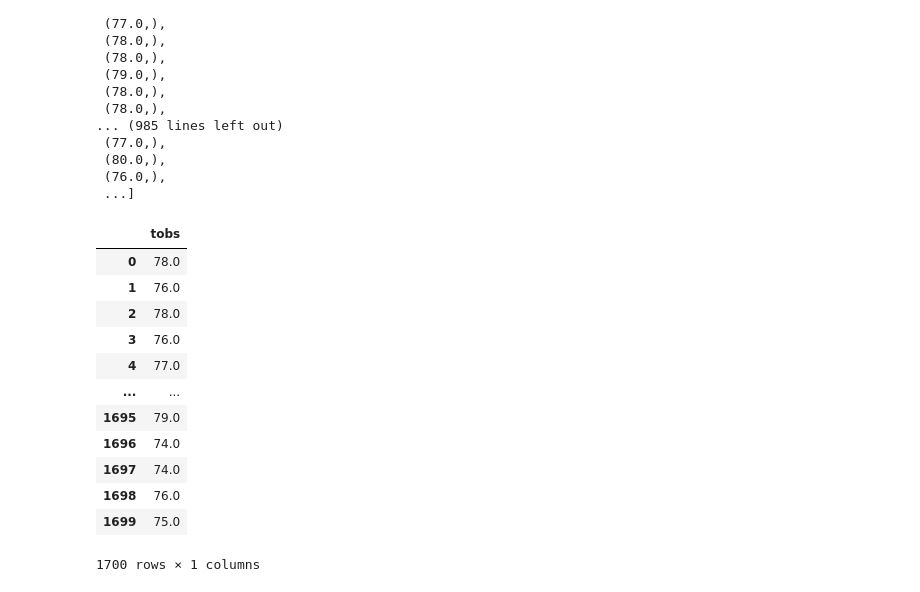
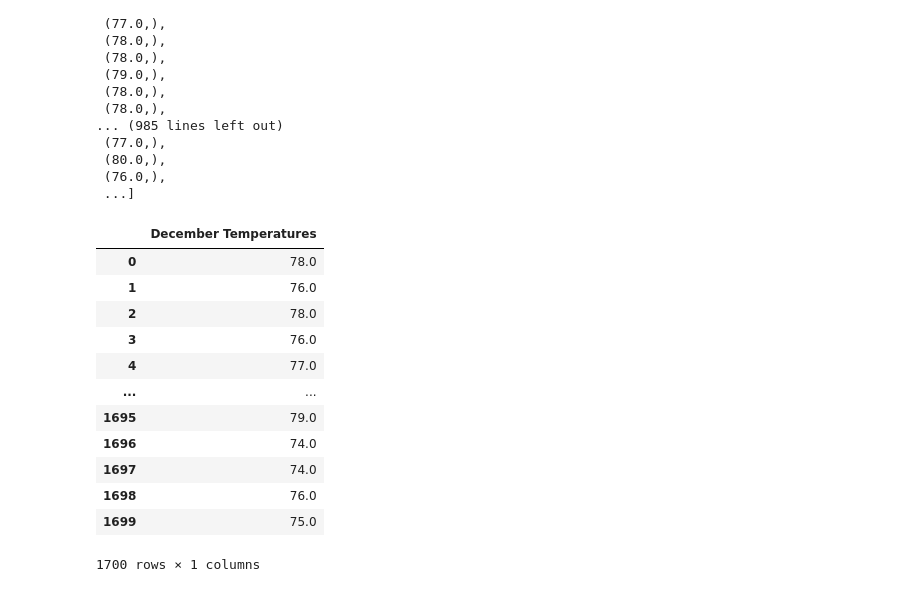
Before and after one commit to curt0230/surfs_up, a Jupyter notebook: SurfsUp_Challenge.ipynb, the cells around one changed output. Drawn from its saved outputs; the diff is of its cells as text; code cells hidden in the pictures.

```diff
--- a/SurfsUp_Challenge.ipynb
+++ b/SurfsUp_Challenge.ipynb
@@ -149,10 +149,10 @@ dec_results
  ...]
 # %%
 # 8. Create a DataFrame from the list of temperatures for the month of December.
-dec_df=pd.DataFrame(dec_results, columns=["tobs"])
+dec_df=pd.DataFrame(dec_results, columns=["December Temperatures"])
 dec_df
 # %% [output]
-|  | tobs |
+|  | December Temperatures |
 | 0 | 78.0 |
 | 1 | 76.0 |
 | 2 | 78.0 |
```
Also changed, not shown: parts of 1 cell of this notebook, 2 other files.
